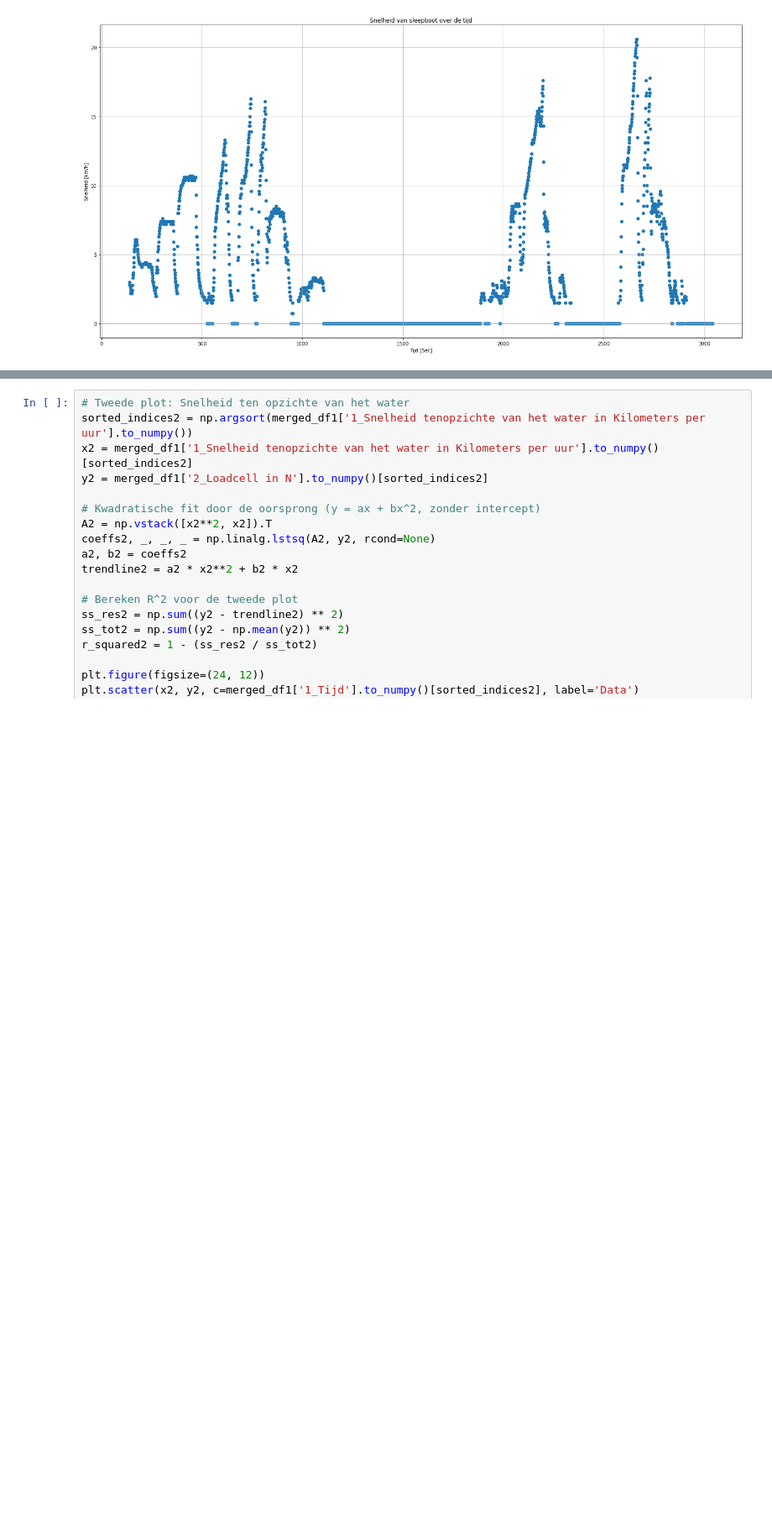
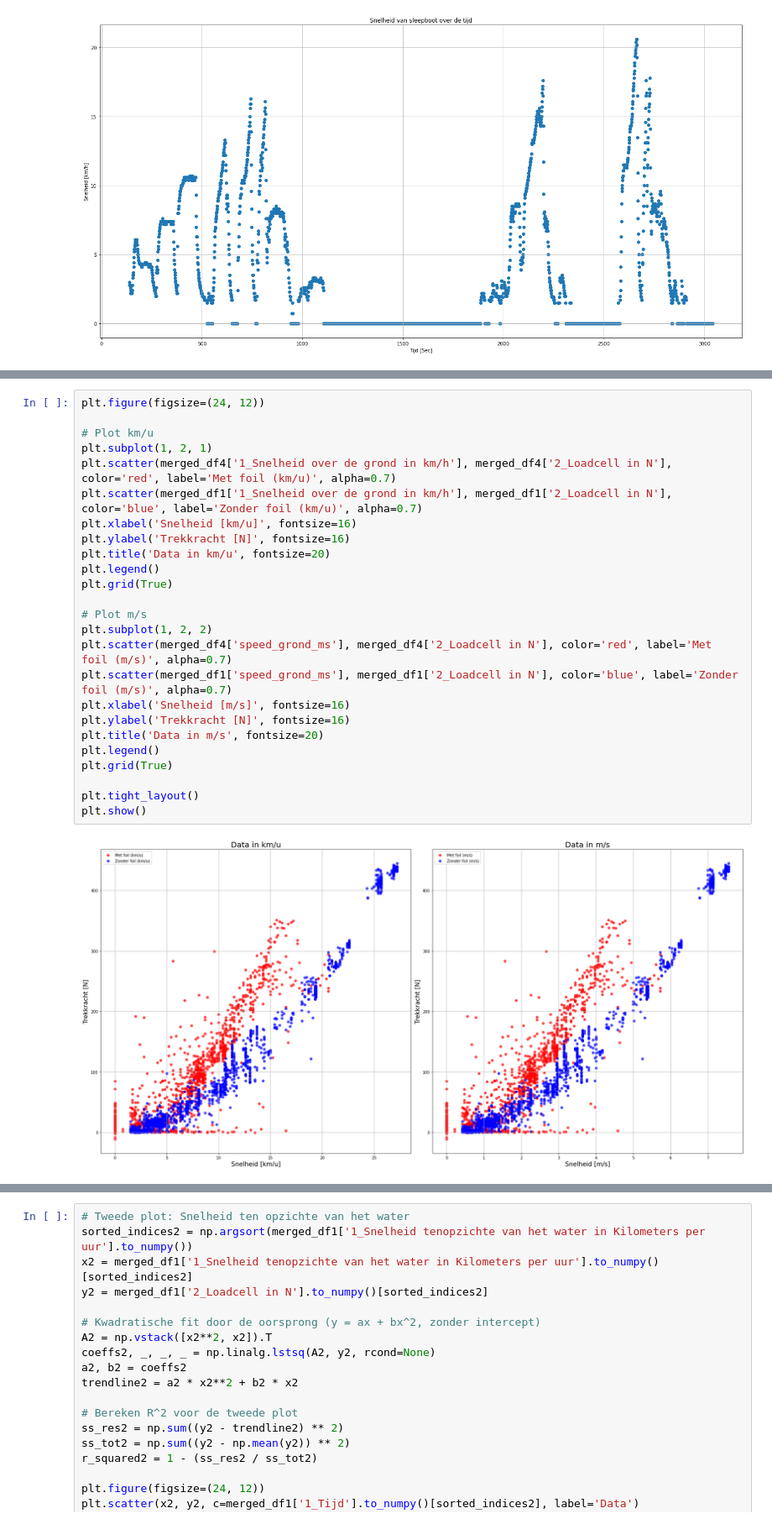
Before and after one commit to Qrax/Clean_Mobility, a Jupyter notebook: main.ipynb, the cells around one changed output, grey strips where cells are left out. Shown at 84% size. Saved outputs shown, nothing was run; the diff lists cells and outputs as text; blank space fills up the shorter version.

```diff
--- a/main.ipynb
+++ b/main.ipynb
@@ -197,3 +197,30 @@ plt.show()
+# %%
+plt.figure(figsize=(24, 12))
+
+# Plot km/u
+plt.subplot(1, 2, 1)
+plt.scatter(merged_df4['1_Snelheid over de grond in km/h'], merged_df4['2_Loadcell in N'], color='red', label='Met foil (km/u)', alpha=0.7)
+plt.scatter(merged_df1['1_Snelheid over de grond in km/h'], merged_df1['2_Loadcell in N'], color='blue', label='Zonder foil (km/u)', alpha=0.7)
+plt.xlabel('Snelheid [km/u]', fontsize=16)
+plt.ylabel('Trekkracht [N]', fontsize=16)
+plt.title('Data in km/u', fontsize=20)
+plt.legend()
+plt.grid(True)
+
+# Plot m/s
+plt.subplot(1, 2, 2)
+plt.scatter(merged_df4['speed_grond_ms'], merged_df4['2_Loadcell in N'], color='red', label='Met foil (m/s)', alpha=0.7)
+plt.scatter(merged_df1['speed_grond_ms'], merged_df1['2_Loadcell in N'], color='blue', label='Zonder foil (m/s)', alpha=0.7)
+plt.xlabel('Snelheid [m/s]', fontsize=16)
+plt.ylabel('Trekkracht [N]', fontsize=16)
+plt.title('Data in m/s', fontsize=20)
+plt.legend()
+plt.grid(True)
+
+plt.tight_layout()
+plt.show()
+# %% [output]
+[figure, added]
 # %%
 import numpy as np
 import matplotlib.pyplot as plt
```
Also changed, not shown: parts of 5 cells of this notebook.
